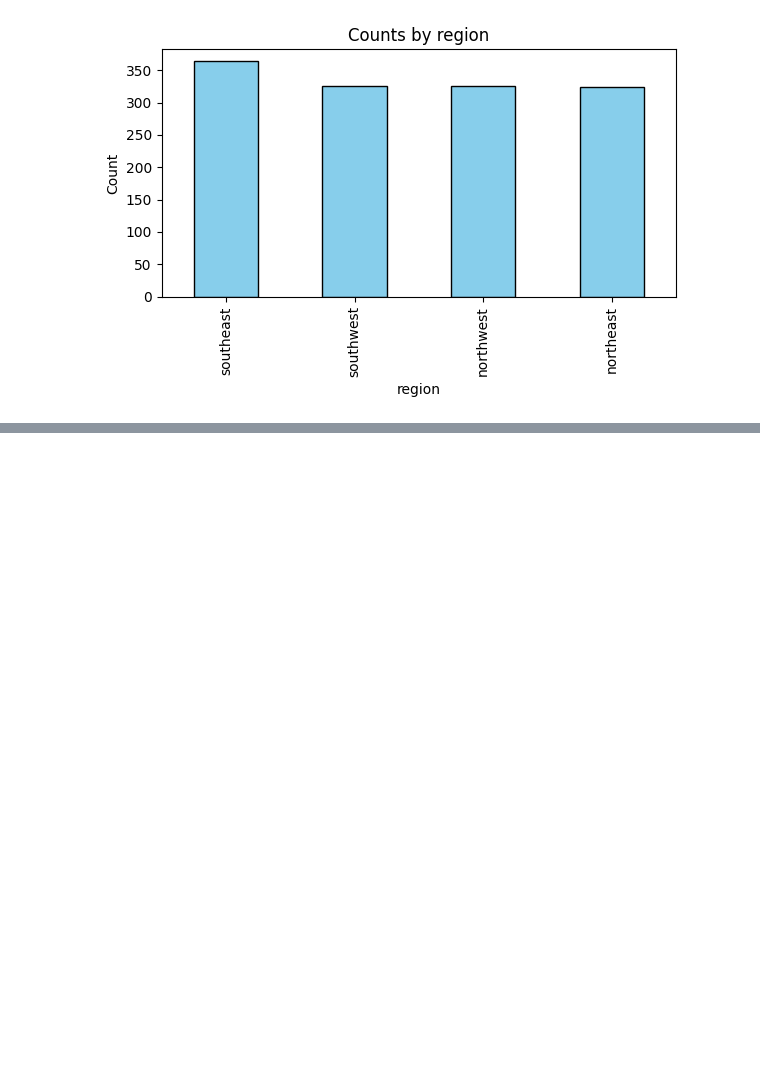
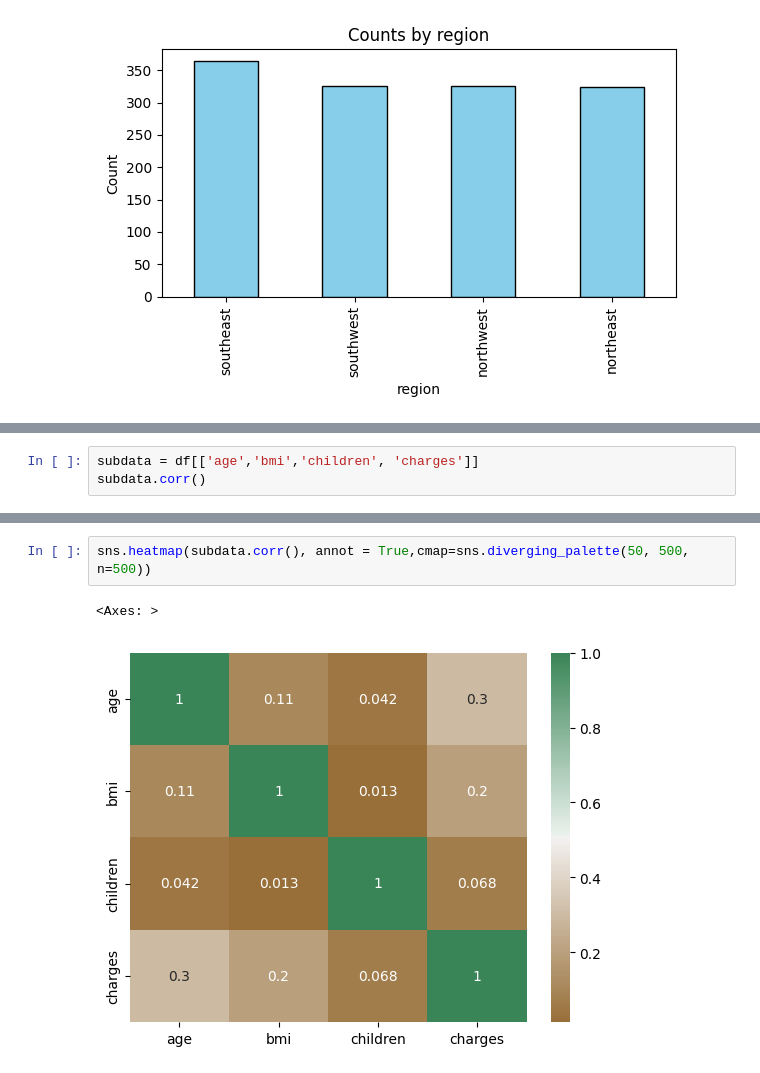
Before and after one commit to CharalamposZisis/Medical-Insurance-Cost, a Jupyter notebook: main.ipynb, the cells around one changed output, grey strips where cells are left out. Drawn from its saved outputs; the diff is of its cells as text; blank space fills up the shorter version.

```diff
--- a/main.ipynb
+++ b/main.ipynb
@@ -165,0 +211,3 @@ for col in ["sex", "smoker", "region"]:
+# %%
+subdata = df[['age','bmi','children', 'charges']]
+subdata.corr()
@@ -165,0 +220,5 @@ for col in ["sex", "smoker", "region"]:
+# %%
+sns.heatmap(subdata.corr(), annot = True,cmap=sns.diverging_palette(50, 500, n=500))
+# %% [output]
+<Axes: >
+[figure, added]
```
Also changed, not shown: parts of 20 cells of this notebook, 1 other file.
